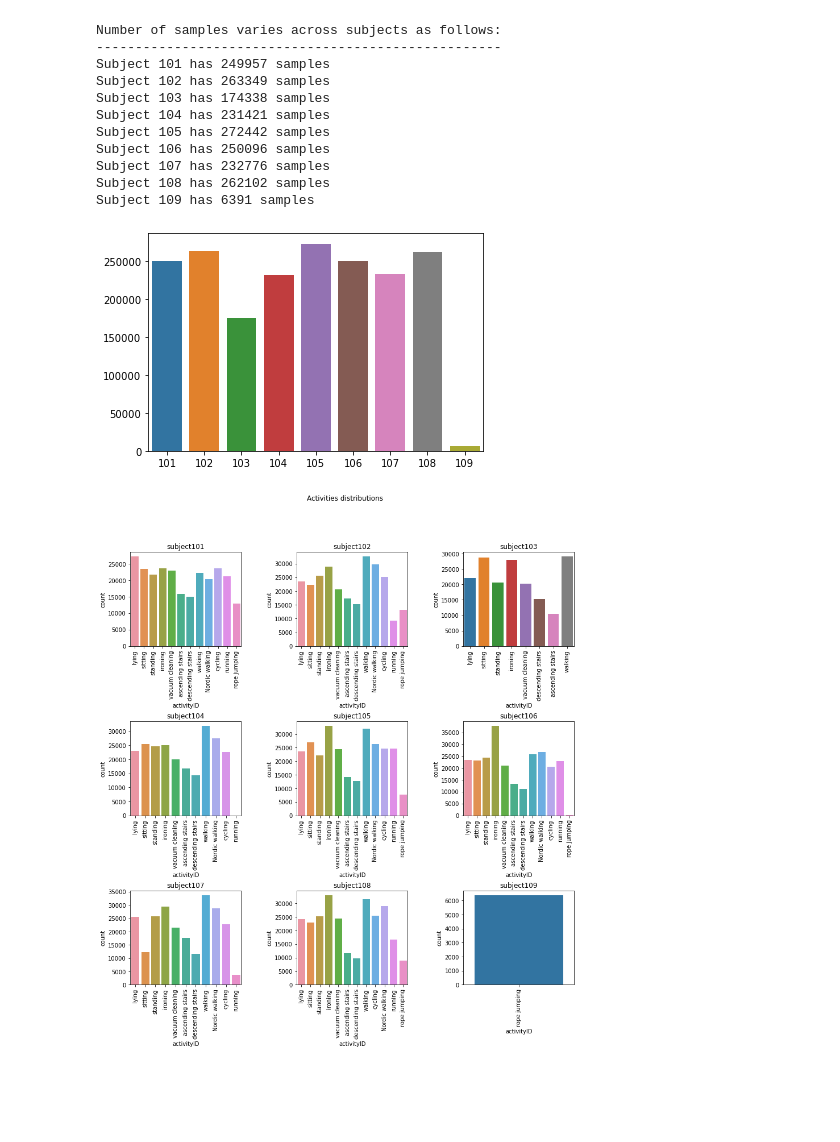
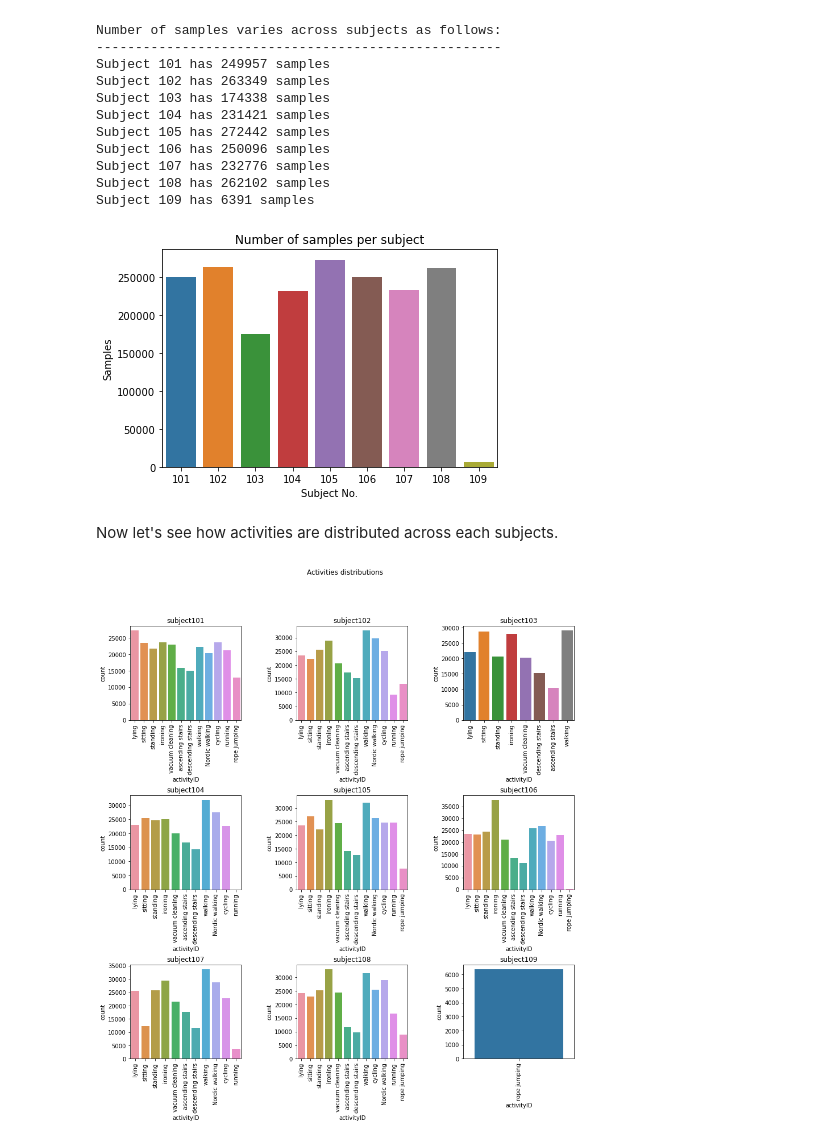
Before and after one commit to chendoy/time-series-pamap2-tf, a Jupyter notebook: workshop-ass2.ipynb, the cells around one changed output. Saved outputs shown, nothing was run; the diff lists cells and outputs as text; code cells hidden in the pictures; blank space fills up the shorter version.

```diff
--- a/workshop-ass2.ipynb
+++ b/workshop-ass2.ipynb
@@ -64,11 +65,12 @@ tf.random.set_seed(SEED)
 # %% [markdown]
 First we will load the data to a dictionary.
 # %%
+num_feat_imu = 18
 dat_files = [_ for _ in os.listdir('./PAMAP2_Dataset/Protocol') if _.endswith(".dat")]
 columns = ['timestamp', 'activityID', 'heart_rate']
-columns += [f'IMU_hand{i}' for i in range(1,18)]
-columns += [f'IMU_chest{i}' for i in range(1,18)]
-columns += [f'IMU_ankle{i}' for i in range(1,18)]
+columns += [f'IMU_hand{i}' for i in range(1, num_feat_imu)]
+columns += [f'IMU_chest{i}' for i in range(1, num_feat_imu)]
+columns += [f'IMU_ankle{i}' for i in range(1, num_feat_imu)]
 subjects = {subject.split('.')[0][-3:]: pd.read_csv(f'./PAMAP2_Dataset/Protocol/{subject}', sep=' ', names=columns) for subject in dat_files}
 
 for subject, df in subjects.items():
@@ -155,9 +161,15 @@ Subject 107 has 232776 samples
 Subject 108 has 262102 samples
 Subject 109 has 6391 samples
 # %%
-_ = sns.barplot(x=list(subjects.keys()), y=[subject.shape[0] for subject in subjects.values()])
+ax = sns.barplot(x=list(subjects.keys()), y=[subject.shape[0] for subject in subjects.values()])
+ax.set_title('Number of samples per subject')
+ax.set_xlabel('Subject No.')
+ax.set_ylabel('Samples')
+plt.show()
 # %% [output]
-[figure, old version]
+[figure, new version]
+# %% [markdown]
+Now let's see how activities are distributed across each subjects.
 # %%
 fig, ax = plt.subplots(nrows=3, ncols=3, figsize=(14,14))
 fig.subplots_adjust(hspace=0.8, wspace=0.5)
```
Also changed, not shown: parts of 51 cells of this notebook, 2 other files.
